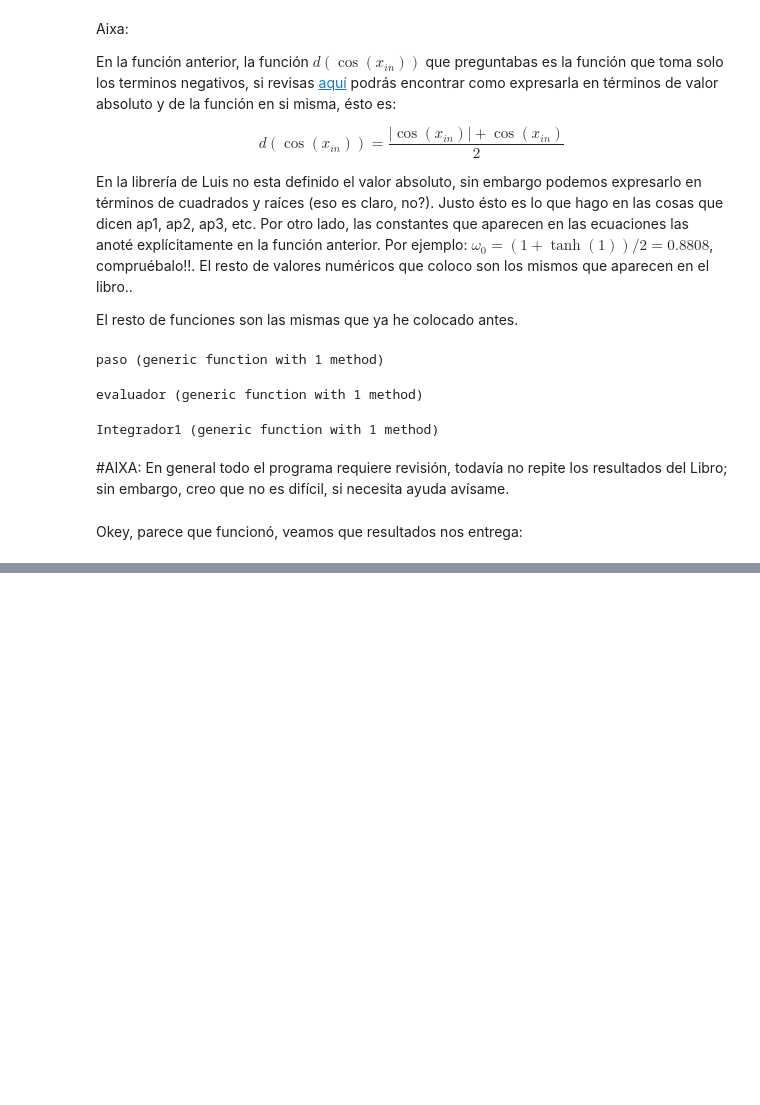
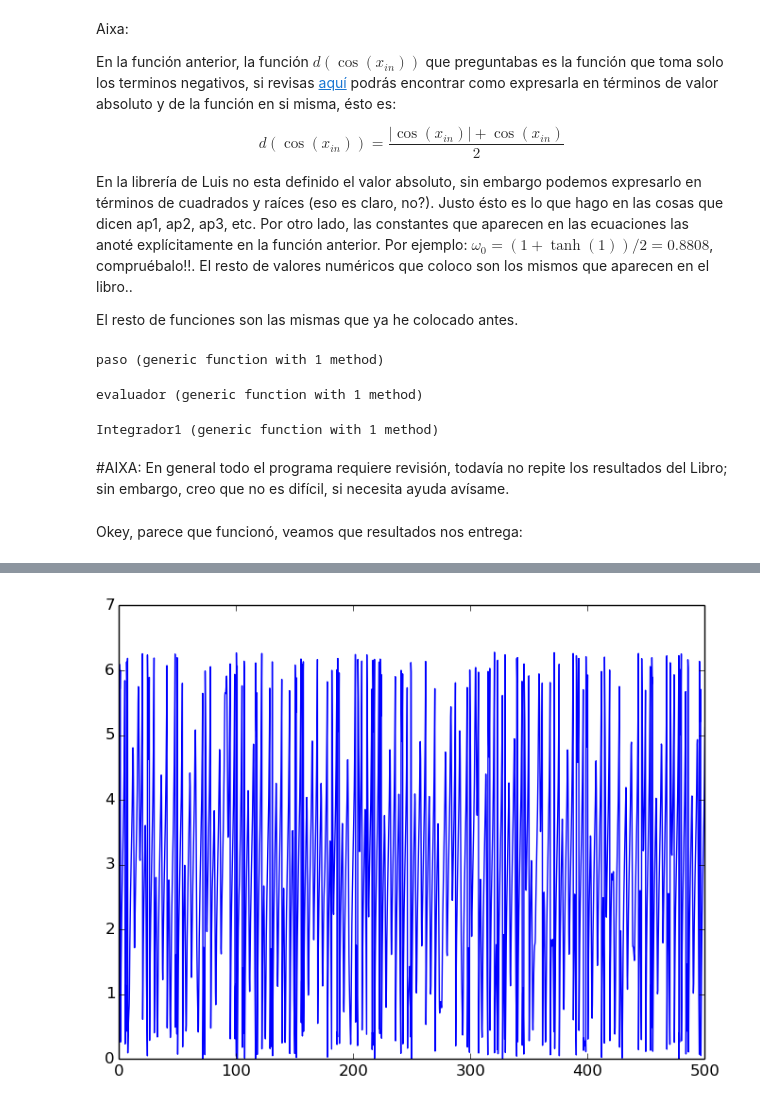
Before and after one commit to Oscarhg42/Neural-Systems, a Jupyter notebook: Respiración1.0.ipynb, the cells around one changed output, grey strips where cells are left out. Drawn from its saved outputs; the diff is of its cells as text; code cells hidden in the pictures; blank space fills up the shorter version.

```diff
--- a/Respiración1.0.ipynb
+++ b/Respiración1.0.ipynb
@@ -200,0 +246,6 @@ show()
+# %%
+plot(rest,resxex)
+xlim([0.0,500.0])
+show()
+# %% [output]
+[figure, added]
```
Also changed, not shown: parts of 8 cells of this notebook, 2 other files.
